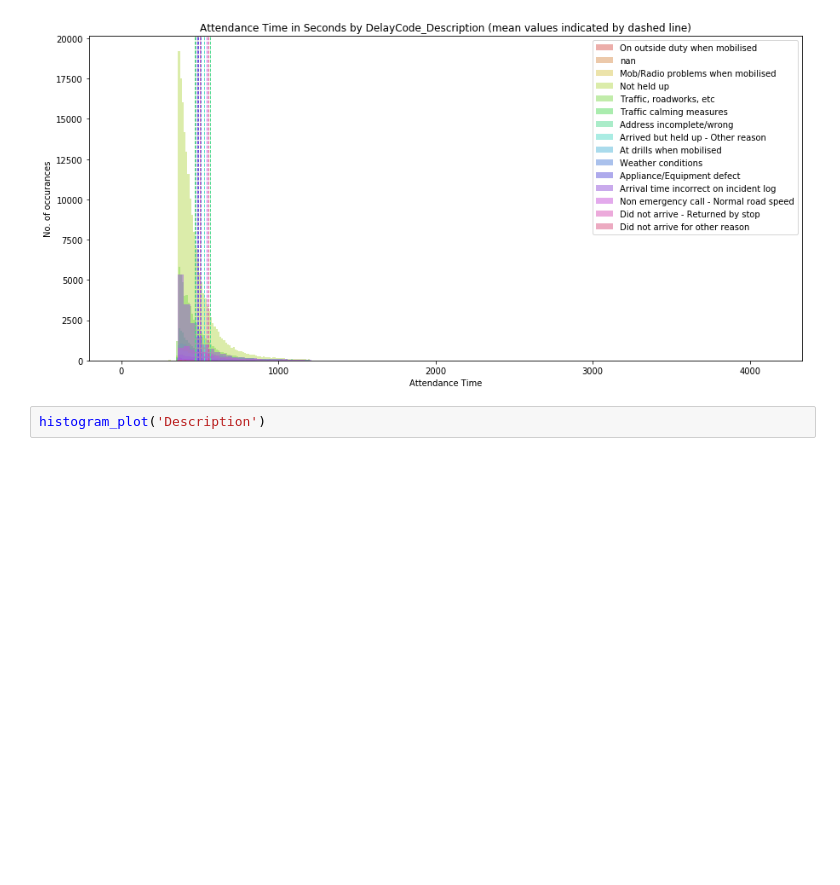
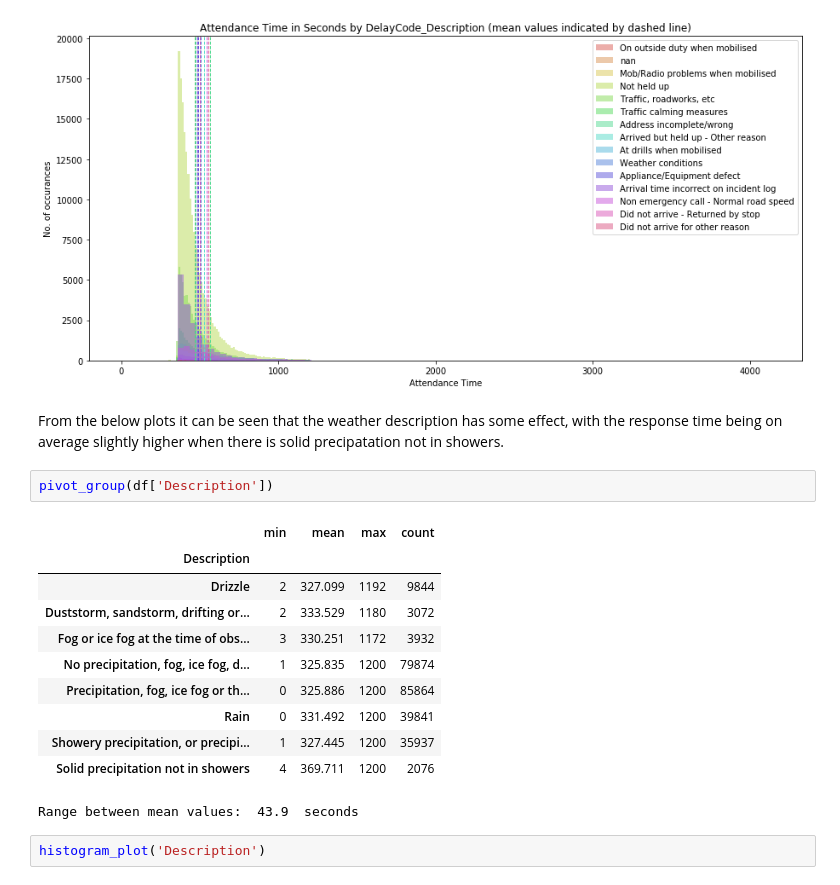
Before and after one commit to hlynurarni/Social-Data-Analysis-Final, a Jupyter notebook: Kristin_WIP.ipynb, the cells around one changed output. Saved outputs shown, nothing was run; the diff lists cells and outputs as text; blank space fills up the shorter version.

```diff
--- a/Kristin_WIP.ipynb
+++ b/Kristin_WIP.ipynb
@@ -425,6 +465,22 @@ histogram_plot('DelayCode_Description')
 # %% [output]
 Range between mean values:  99.0  seconds.
 [figure]
+# %% [markdown]
+From the below plots it can be seen that the weather description has some effect, with the response time being on average slightly higher when there is solid precipatation not in showers.
+# %%
+pivot_group(df['Description'])
+# %% [output]
+|  | min | mean | max | count |
+| Description |  |  |  |  |
+| Drizzle | 2 | 327.099 | 1192 | 9844 |
+| Duststorm, sandstorm, drifting or... | 2 | 333.529 | 1180 | 3072 |
+| Fog or ice fog at the time of obs... | 3 | 330.251 | 1172 | 3932 |
+| No precipitation, fog, ice fog, d... | 1 | 325.835 | 1200 | 79874 |
+| Precipitation, fog, ice fog or th... | 0 | 325.886 | 1200 | 85864 |
+| Rain | 0 | 331.492 | 1200 | 39841 |
+| Showery precipitation, or precipi... | 1 | 327.445 | 1200 | 35937 |
+| Solid precipitation not in showers | 4 | 369.711 | 1200 | 2076 |
+Range between mean values:  43.9  seconds
 # %%
 histogram_plot('Description')
 # %% [output]
```
Also changed, not shown: parts of 12 cells of this notebook, 2 other files.
